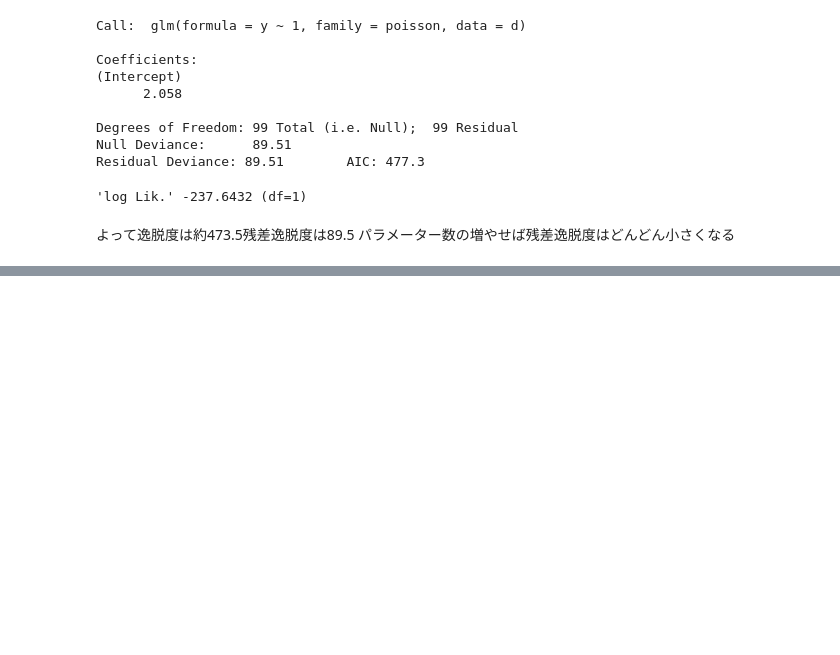
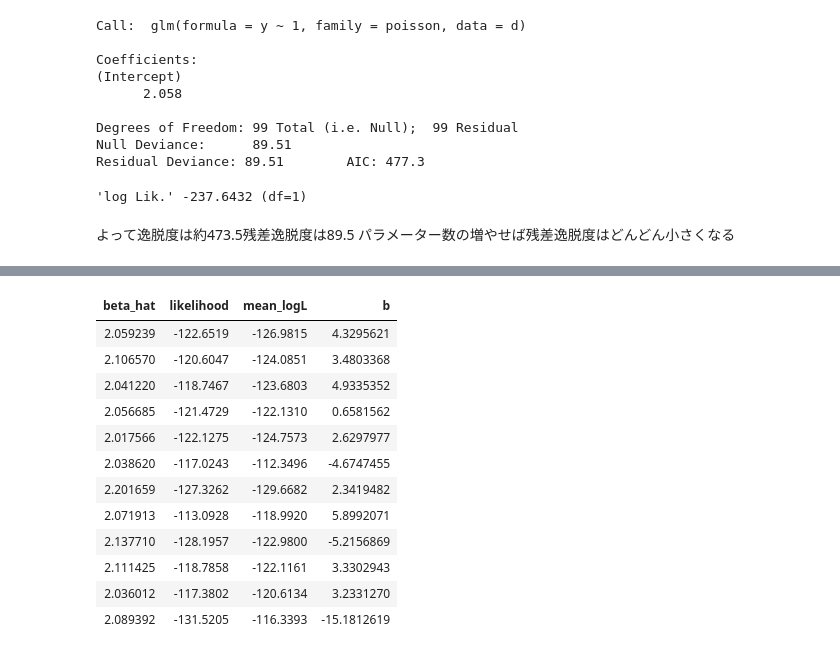
Before and after one commit to Rio-Sh/sub_stat_model_h29, a Jupyter notebook: データ解析統計モデリング.ipynb, the cells around one changed output, grey strips where cells are left out. Saved outputs shown, nothing was run; the diff lists cells and outputs as text; code cells hidden in the pictures; blank space fills up the shorter version.

```diff
--- a/データ解析統計モデリング.ipynb
+++ b/データ解析統計モデリング.ipynb
@@ -506,0 +592,16 @@ AIC = -2{（最大対数尤度）- （最尤推定したパラメーター数）
+# %%
+data.frame(beta_hat,likelihood,mean_logL,b)
+# %% [output]
+| beta_hat | likelihood | mean_logL | b |
+| 2.059239 | -122.6519 | -126.9815 | 4.3295621 |
+| 2.106570 | -120.6047 | -124.0851 | 3.4803368 |
+| 2.041220 | -118.7467 | -123.6803 | 4.9335352 |
+| 2.056685 | -121.4729 | -122.1310 | 0.6581562 |
+| 2.017566 | -122.1275 | -124.7573 | 2.6297977 |
+| 2.038620 | -117.0243 | -112.3496 | -4.6747455 |
+| 2.201659 | -127.3262 | -129.6682 | 2.3419482 |
+| 2.071913 | -113.0928 | -118.9920 | 5.8992071 |
+| 2.137710 | -128.1957 | -122.9800 | -5.2156869 |
+| 2.111425 | -118.7858 | -122.1161 | 3.3302943 |
+| 2.036012 | -117.3802 | -120.6134 | 3.2331270 |
+| 2.089392 | -131.5205 | -116.3393 | -15.1812619 |
```
Also changed, not shown: parts of 22 cells of this notebook.
